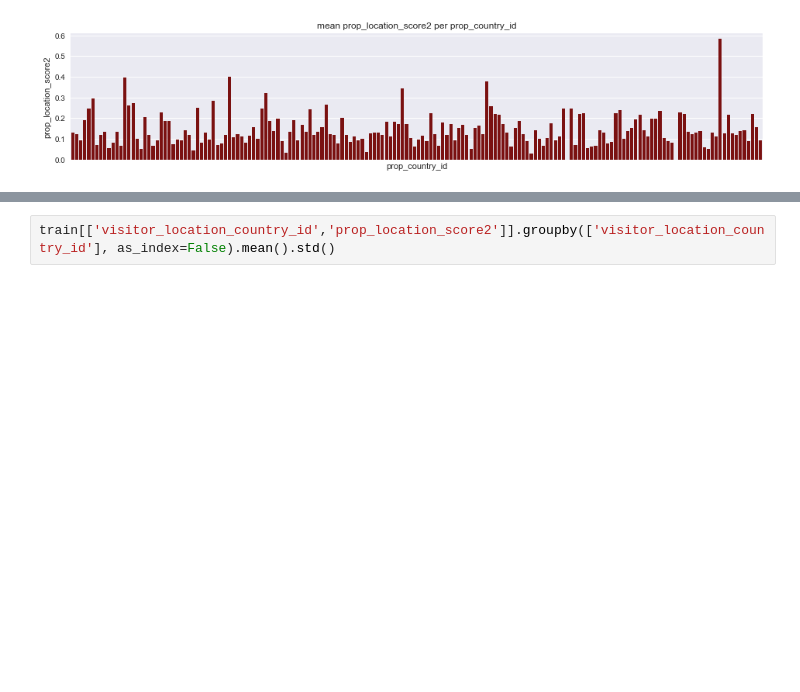
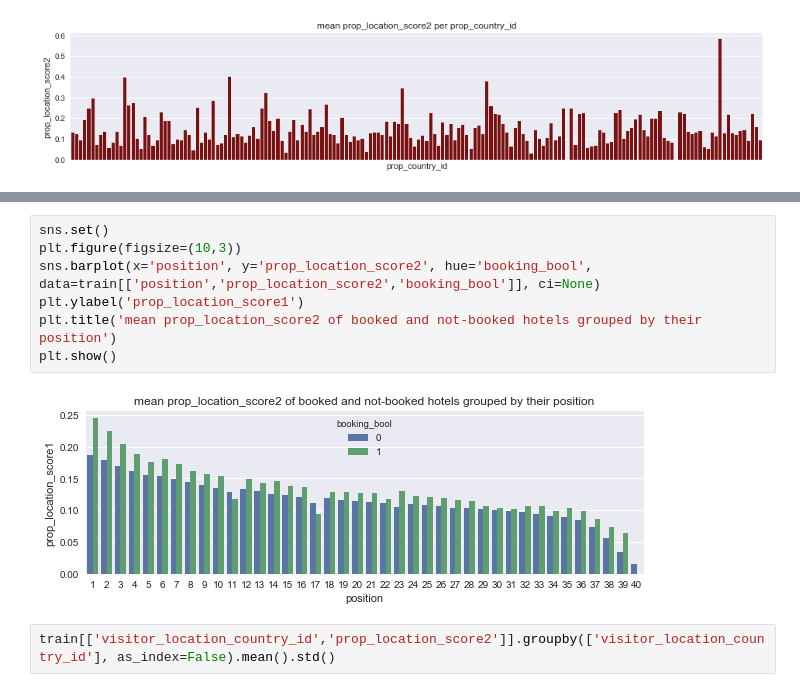
Before and after one commit to FionaLippert/DataMining, a Jupyter notebook: assignment2/explore_data_Fiona.ipynb, the cells around one changed output, grey strips where cells are left out. Saved outputs shown, nothing was run; the diff lists cells and outputs as text; blank space fills up the shorter version.

```diff
--- a/assignment2/explore_data_Fiona.ipynb
+++ b/assignment2/explore_data_Fiona.ipynb
@@ -459,3 +468,12 @@ plt.show()
+# %%
+sns.set()
+plt.figure(figsize=(10,3))
+sns.barplot(x='position', y='prop_location_score2', hue='booking_bool', data=train[['position','prop_location_score2','booking_bool']], ci=None)
+plt.ylabel('prop_location_score1')
+plt.title('mean prop_location_score2 of booked and not-booked hotels grouped by their position')
+plt.show()
+# %% [output]
+[figure, added]
 # %%
 train[['visitor_location_country_id','prop_location_score2']].groupby(['visitor_location_country_id'], as_index=False).mean().std()
 # %% [output]
```
Also changed, not shown: parts of 22 cells of this notebook, 1 other file.
